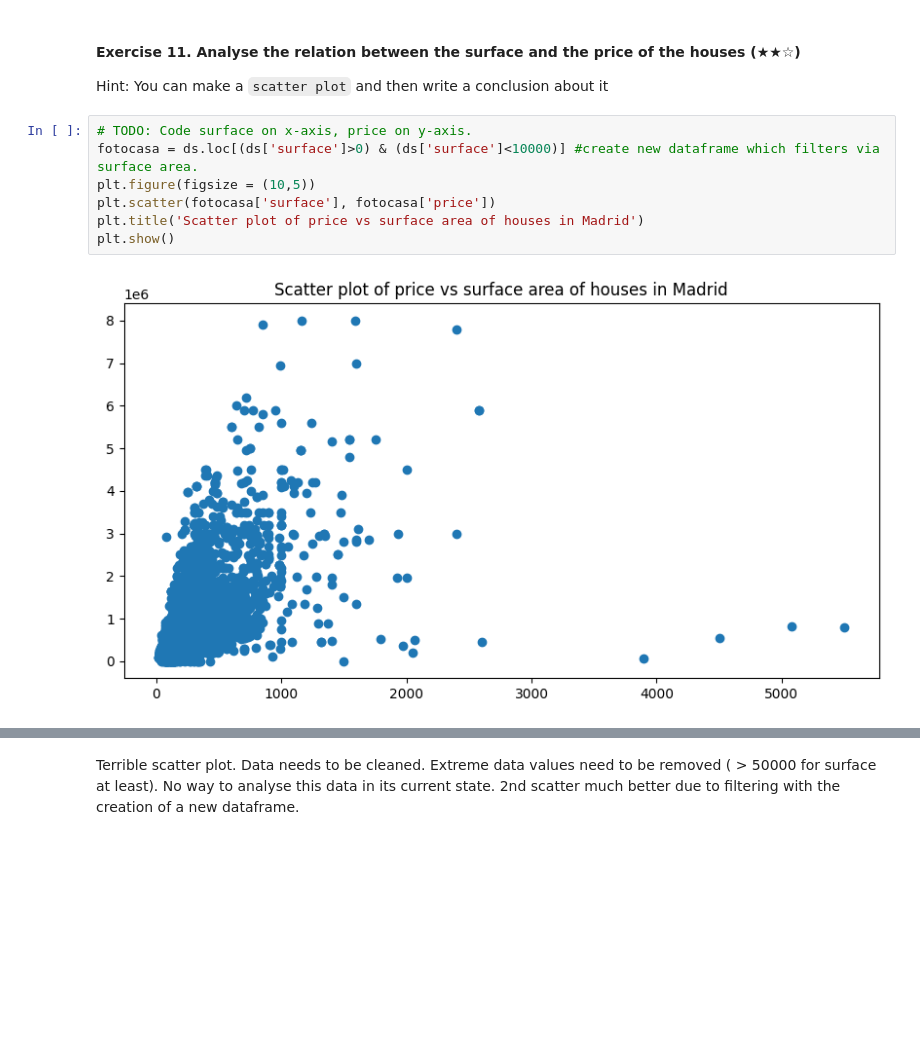
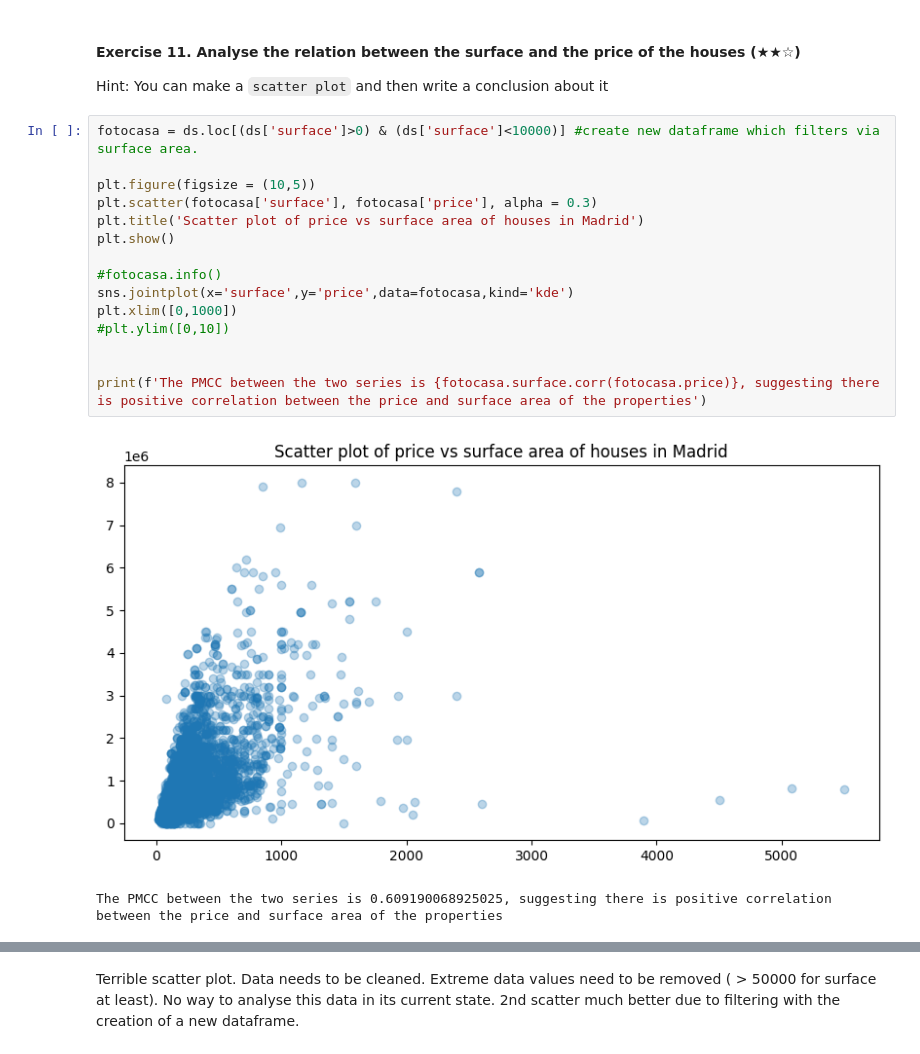
Before and after one commit to jronald88/realestate-datacleanup-exercise, a Jupyter notebook: project.ipynb, the cells around one changed output, grey strips where cells are left out. Drawn from its saved outputs; the diff is of its cells as text; blank space fills up the shorter version.

```diff
--- a/project.ipynb
+++ b/project.ipynb
@@ -196,11 +185,20 @@ Name: pps, dtype: float64
 
 Hint: You can make a `scatter plot` and then write a conclusion about it
 # %%
-# TODO: Code surface on x-axis, price on y-axis.
 fotocasa = ds.loc[(ds['surface']>0) & (ds['surface']<10000)] #create new dataframe which filters via surface area.
+
 plt.figure(figsize = (10,5))
-plt.scatter(fotocasa['surface'], fotocasa['price'])
+plt.scatter(fotocasa['surface'], fotocasa['price'], alpha = 0.3)
 plt.title('Scatter plot of price vs surface area of houses in Madrid')
 plt.show()
+
+#fotocasa.info()
+sns.jointplot(x='surface',y='price',data=fotocasa,kind='kde')
+plt.xlim([0,1000])
+#plt.ylim([0,10])
+
+
+print(f'The PMCC between the two series is {fotocasa.surface.corr(fotocasa.price)}, suggesting there is positive correlation between the price and surface area of the properties')
 # %% [output]
-[figure, old version]
+[figure, new version]
+The PMCC between the two series is 0.609190068925025, suggesting there is positive correlation between the price and surface area of the properties
```
Also changed, not shown: parts of 23 cells of this notebook.
